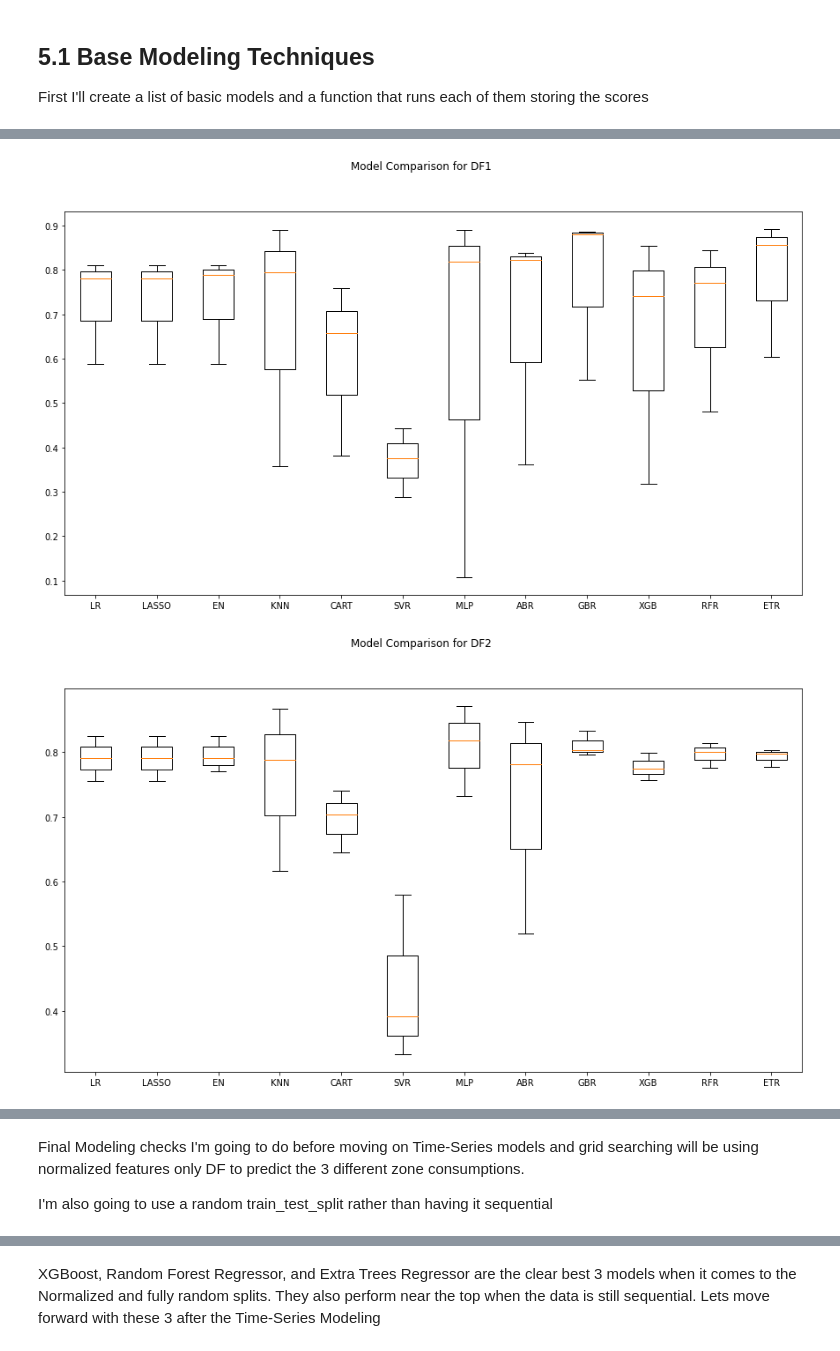
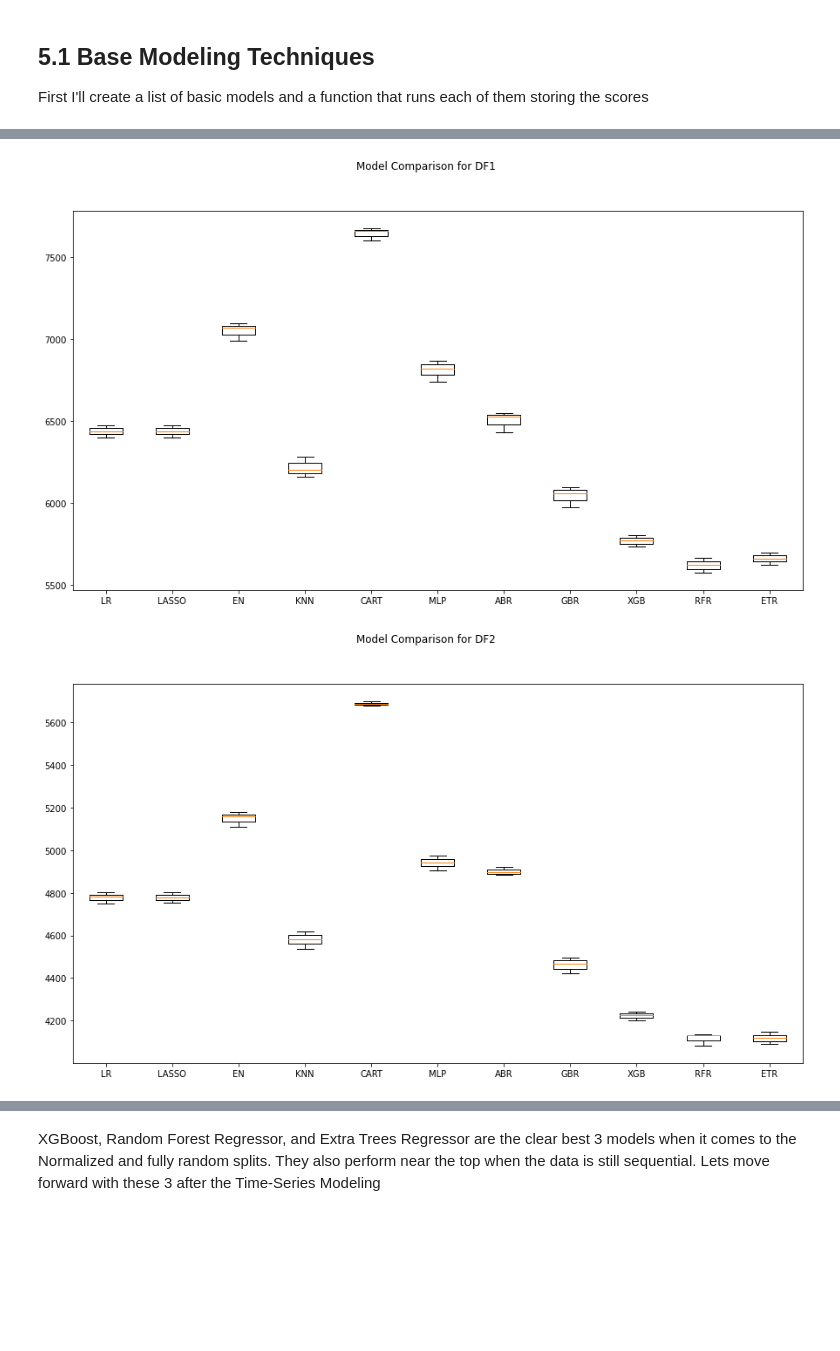
Before and after one commit to CassidyExum/Power-Consumption-Modeling, a Jupyter notebook: Power Consumption Modeling.ipynb, the cells around one changed output, grey strips where cells are left out. Saved outputs shown, nothing was run; the diff lists cells and outputs as text; code cells hidden in the pictures; blank space fills up the shorter version.

```diff
--- a/Power Consumption Modeling.ipynb
+++ b/Power Consumption Modeling.ipynb
@@ -370,7 +387,6 @@ models.append(('LASSO', Lasso()))
 models.append(('EN', ElasticNet()))
 models.append(('KNN', KNeighborsRegressor()))
 models.append(('CART', DecisionTreeRegressor()))
-models.append(('SVR', SVR()))
 
 # Neural Network
 models.append(('MLP', MLPRegressor()))
@@ -400,10 +416,10 @@ def run_models(X_train, Y_train, cv):
     results = []
     for name, model in models:
         kfold = KFold(n_splits=cv, random_state=random_state)
-        cv_results = cross_val_score(model, X_train, Y_train, cv=kfold)
+        cv_results = -1 * cross_val_score(model, X_train, Y_train, cv=kfold, scoring='neg_mean_squared_error')
         results.append(cv_results)
         names.append(name)
-        msg = "%s: %f (%f)" % (name, cv_results.mean(), cv_results.std())
+        msg = "%s: %f (%f)" % (name, np.sqrt(cv_results.mean()), np.sqrt(cv_results.std()))
         print(msg)
     return results
 # %%
@@ -412,17 +428,17 @@ def run_models(X_train, Y_train, cv):
 
 print("df_1, Y_1")
 print("Predicting Zone 1 using Features + Zone 2 + Zone 3")
-df_1_results = run_models(X_trains[0], Y_trains[0], cv)
+df_1_results = run_models(base_models_X_trains[0], base_models_y_trains[0], cv)
 
 print()
 print("df_2, Y_2")
 print("Predicting Zone 2 using Features + Zone 1 + Zone 3")
-df_2_results = run_models(X_trains[1], Y_trains[1], cv)
+df_2_results = run_models(base_models_X_trains[1], base_models_y_trains[1], cv)
 
 print()
 print("df_3, Y_3")
 print("Predicting Zone 3 using Features + Zone 1 + Zone 2")
-df_3_results = run_models(X_trains[2], Y_trains[2], cv)
+df_3_results = run_models(base_models_X_trains[2], base_models_y_trains[2], cv)
 # %% [output]
 df_1, Y_1
 Predicting Zone 1 using Features + Zone 2 + Zone 3
@@ -444,28 +460,43 @@ ETR: 0.685261 (0.132820)
+# %%
+# sqrt the results
+sqrt_1_results = []
+for x in df_1_results:
+    sqrt_1_results.append(np.sqrt(x))
+
+sqrt_2_results = []
+for y in df_2_results:
+    sqrt_2_results.append(np.sqrt(y))
+
+sqrt_3_results = []
+for z in df_3_results:
+    sqrt_3_results.append(np.sqrt(z))
 # %%
+names = names[:11]
+
 # Compare Models
 fig = plt.figure()
 fig.suptitle('Model Comparison for DF1')
 ax = fig.add_subplot(111)
-plt.boxplot(df_1_results)
-ax.set_xticklabels(names[:12])
+plt.boxplot(sqrt_1_results)
+ax.set_xticklabels(names)
 fig.set_size_inches(15,8)
 plt.show()
 
 fig = plt.figure()
 fig.suptitle('Model Comparison for DF2')
 ax = fig.add_subplot(111)
-plt.boxplot(df_2_results)
-ax.set_xticklabels(names[:12])
+plt.boxplot(sqrt_2_results)
+ax.set_xticklabels(names)
 fig.set_size_inches(15,8)
 plt.show()
 
 fig = plt.figure()
 fig.suptitle('Model Comparison for DF3')
 ax = fig.add_subplot(111)
-plt.boxplot(df_3_results)
-ax.set_xticklabels(names[:12])
+plt.boxplot(sqrt_3_results)
+ax.set_xticklabels(names)
 fig.set_size_inches(15,8)
 plt.show()
 # %% [output]
-[figure, old version]
+[figure, new version]
-[figure, old version]
+[figure, new version]
@@ -499,7 +530,3 @@ if run_NN:
     model = KerasRegressor(build_fn=create_model)
 # %%
 # model.fit(df_1, Y_1, epochs=50, batch_size=32, validation_split=0.1)
-# %% [markdown]
-Final Modeling checks I'm going to do before moving on Time-Series models and grid searching will be using normalized features only DF to predict the 3 different zone consumptions.
-
-I'm also going to use a random train_test_split rather than having it sequential
```
Also changed, not shown: parts of 15 cells of this notebook.
